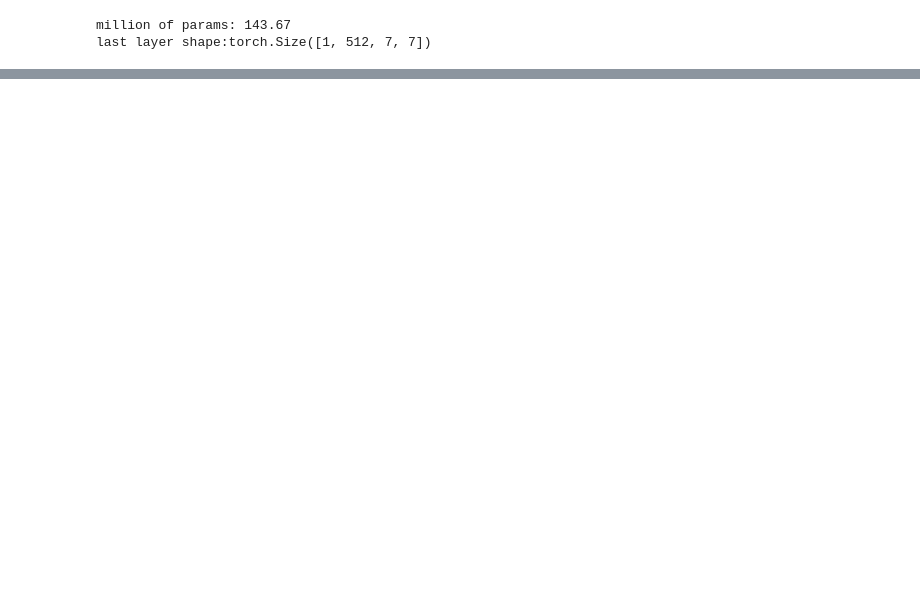
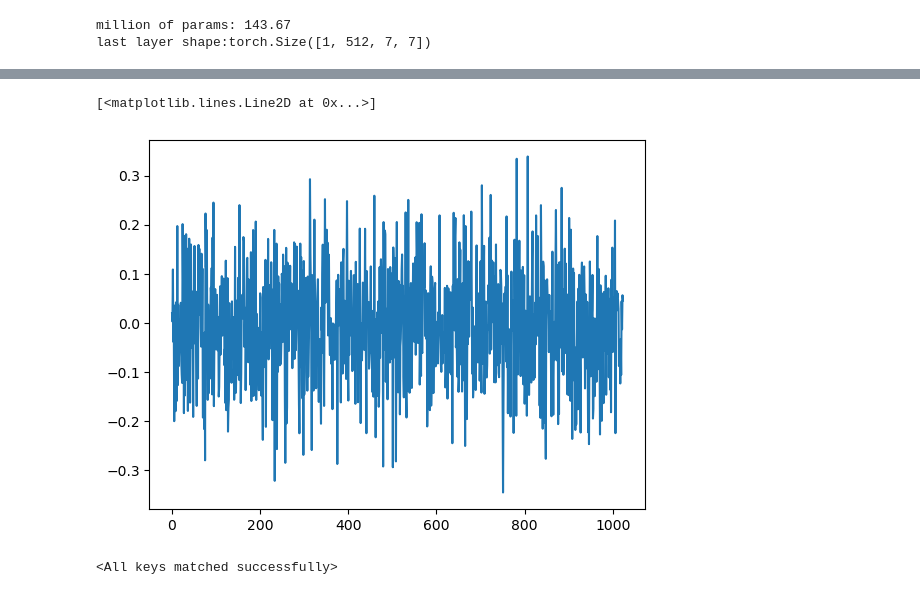
Before and after one commit to VIDA-NYU/GDPFinder, a Jupyter notebook: notebooks/sandbox.ipynb, the cells around one changed output, grey strips where cells are left out. Saved outputs shown, nothing was run; the diff lists cells and outputs as text; code cells hidden in the pictures; blank space fills up the shorter version.

```diff
--- a/notebooks/sandbox.ipynb
+++ b/notebooks/sandbox.ipynb
@@ -196,0 +71,18 @@ tensor([[[[0.0000, 0.0000, 0.0000,  ..., 0.0000, 0.0000, 1.0827],
+# %%
+filenames = os.listdir("../data/output/patches")
+filenames = [os.path.join("../data/output/patches", f) for f in filenames]
+dataset = data.get_sample_patches_dataset(filenames=filenames)
+# %%
+dl = DataLoader(dataset, batch_size=32, shuffle=False)
+model = models.DEC(
+        latent_dim=1024,
+        encoder_arch="resnet152",
+        n_clusters=10,
+        alpha=1,
+        pretrain_epochs=100,
+        train_epochs=100,
+        plot_results=True,
+        results_dir="DEC_resnet152_results",
+        device="cuda",
+)
+model.to("cuda");
@@ -196,0 +91,12 @@ tensor([[[[0.0000, 0.0000, 0.0000,  ..., 0.0000, 0.0000, 1.0827],
+# %%
+embeddings, labels ,_ = model.get_embeddings_labels(dl)
+# %%
+plt.plot(embeddings[0] - embeddings[1])
+# %% [output]
+[<matplotlib.lines.Line2D at 0x...>]
+[figure, added]
+# %%
+model.get_centers(dl)
+model.load_state_dict(torch.load("../models/DEC_resnet152_results/DEC_resnet152.pth"))
+# %% [output]
+<All keys matched successfully>
```
Also changed, not shown: parts of 28 cells of this notebook, 3 other files.
